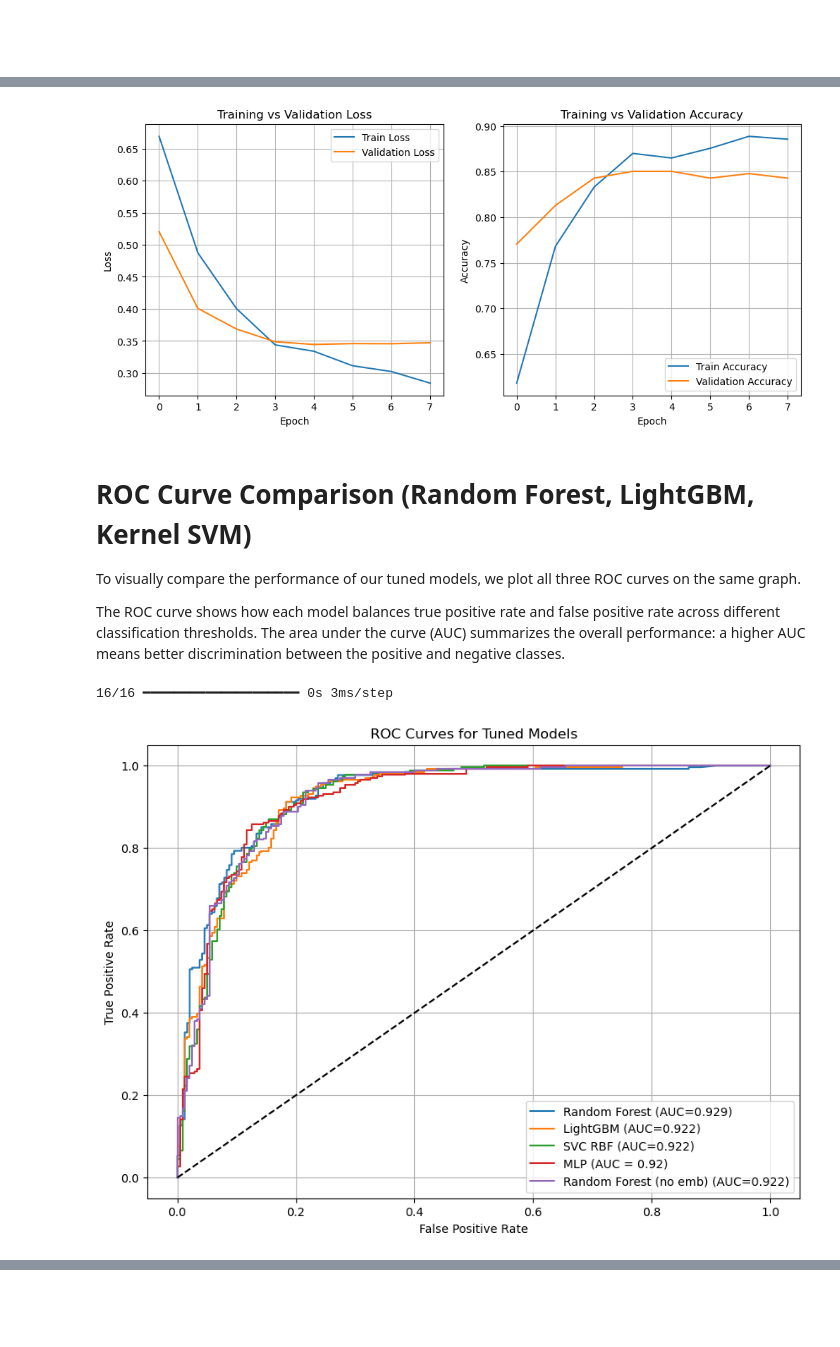
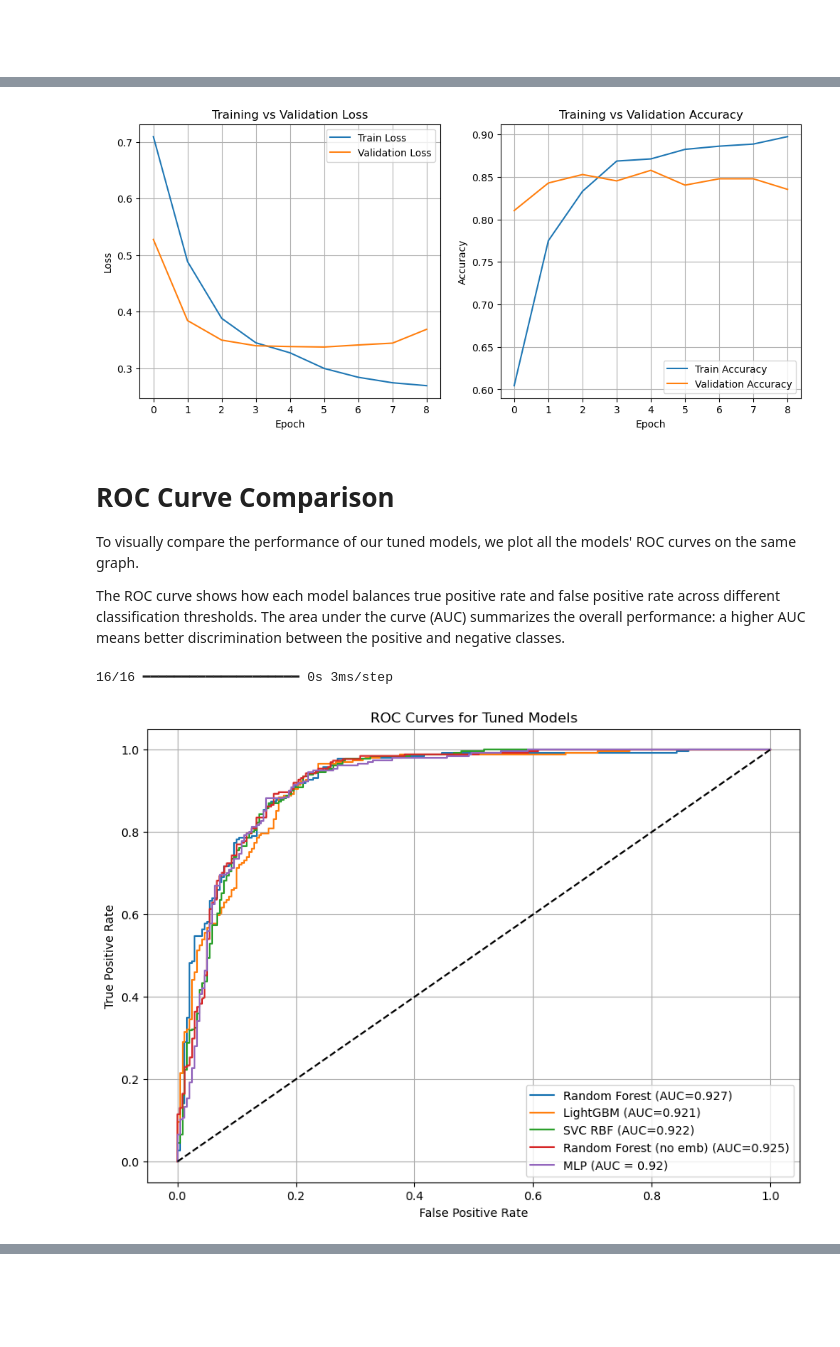
Before and after one commit to karelallik/Mental-Health-in-Tech, a Jupyter notebook: notebooks/goal2_predict_mental_health_disorder.ipynb, the cells around one changed output, grey strips where cells are left out. Cells and saved outputs as stored; diff of their text form; code cells hidden in the pictures.

```diff
--- a/notebooks/goal2_predict_mental_health_disorder.ipynb
+++ b/notebooks/goal2_predict_mental_health_disorder.ipynb
@@ -321,7 +331,8 @@ balance between accuracy and generalization.
 lgbm = LGBMClassifier(
     objective="binary",
     random_state=1,
-    n_jobs=-1
+    n_jobs=-1,
+    verbosity=-1
 )
 
 param_dist = {
@@ -349,6 +360,6 @@ search = RandomizedSearchCV(
 search.fit(X_train, y_train)
 best_lgbm = search.best_estimator_
 
-#print("Best parameters:", search.best_params_)
+print("Best parameters:", search.best_params_)
 # %% [output]
 Fitting 5 folds for each of 5 candidates, totalling 25 fits
@@ -414,19 +404,16 @@ param_dist = {
     "clf__C": np.logspace(-2, 2, 15),
     "clf__gamma": np.logspace(-3, 1, 15),
 }
-# Pipeline:
-# SMOTE - balances classes by generating synthetic minority samples
-# SVC - RBF kernel SVM model
+
 svc_pipeline = Pipeline([
-    ("smote", SMOTE(k_neighbors=5, random_state=1)),
-    ("clf", SVC(kernel="rbf", probability=True))
+    ("smote", SMOTE(k_neighbors=5, random_state=1)), # SMOTE - balances classes by generating synthetic minority samples
+    ("clf", SVC(kernel="rbf", probability=True)) # SVC - RBF kernel SVM model
 ])
-
 
 search = RandomizedSearchCV(
     svc_pipeline,
     param_distributions=param_dist,
-    n_iter=5,
+    n_iter=10,
     scoring="accuracy",
     cv=5,
     n_jobs=-1,
@@ -558,9 +539,9 @@ rf = RandomForestClassifier(random_state=1, n_jobs=-1)
 search = RandomizedSearchCV(
     rf,
     param_distributions=param_dist,
-    n_iter=1,              # number of random combinations to try
+    n_iter=20, # We can afford more itearions without having embeddings columns.
     scoring="accuracy",
-    cv=5,                   # 5-fold cross-validation
+    cv=5,
     verbose=1,
     n_jobs=-1,
     random_state=1
@@ -758,7 +730,6 @@ plt.title('Training vs Validation Loss')
 plt.legend()
 plt.grid(True)
 
-# Accuracy
 plt.subplot(1,2,2)
 plt.plot(history.history['accuracy'], label='Train Accuracy')
 plt.plot(history.history['val_accuracy'], label='Validation Accuracy')
@@ -770,11 +741,11 @@ plt.grid(True)
 
 plt.show()
 # %% [output]
-[figure, old version]
+[figure, new version]
 # %% [markdown]
-# ROC Curve Comparison (Random Forest, LightGBM, Kernel SVM)
+# ROC Curve Comparison
 
-To visually compare the performance of our tuned models, we plot all three ROC
+To visually compare the performance of our tuned models, we plot all the models' ROC
 curves on the same graph.
 
 The ROC curve shows how each model balances true positive rate and false positive
@@ -782,8 +753,7 @@ rate across different classification thresholds. The area under the curve (AUC)
 summarizes the overall performance: a higher AUC means better discrimination
 between the positive and negative classes.
 # %%
-
-def plot_three_roc(rf, lgbm, svc, mlp, rf_no_emb, X_test, y_test, X_test_ne, y_test_ne):
+def plot_three_roc(rf, lgbm, svc, rf_no_emb, mlp, X_test, y_test, X_test_ne, y_test_ne):
     plt.figure(figsize=(10, 7))
 
     y_prob_rf = rf.predict_proba(X_test)[:, 1]
@@ -791,39 +761,37 @@ def plot_three_roc(rf, lgbm, svc, mlp, rf_no_emb, X_test, y_test, X_test_ne, y_t
     auc_rf = roc_auc_score(y_test, y_prob_rf)
     plt.plot(fpr_rf, tpr_rf, label=f"Random Forest (AUC={auc_rf:.3f})")
 
     y_prob_lgbm = lgbm.predict_proba(X_test)[:, 1]
     fpr_lgbm, tpr_lgbm, _ = roc_curve(y_test, y_prob_lgbm)
     auc_lgbm = roc_auc_score(y_test, y_prob_lgbm)
     plt.plot(fpr_lgbm, tpr_lgbm, label=f"LightGBM (AUC={auc_lgbm:.3f})")
 
     y_prob_svc = svc.predict_proba(X_test)[:, 1]
     fpr_svc, tpr_svc, _ = roc_curve(y_test, y_prob_svc)
     auc_svc = roc_auc_score(y_test, y_prob_svc)
     plt.plot(fpr_svc, tpr_svc, label=f"SVC RBF (AUC={auc_svc:.3f})")
 
-    ## MLP
-    fpr, tpr, _ = roc_curve(y_test, model_MLP.predict(X_test).ravel())
-    roc_auc = auc(fpr, tpr)
-    plt.plot(fpr, tpr, label=f"MLP (AUC = {roc_auc:.2f})")
-
-    # Random Forest no embeddings
     y_prob_rf = rf_no_emb.predict_proba(X_test_ne)[:, 1]
     fpr_rf, tpr_rf, _ = roc_curve(y_test_ne, y_prob_rf)
     auc_rf = roc_auc_score(y_test_ne, y_prob_rf)
     plt.plot(fpr_rf, tpr_rf, label=f"Random Forest (no emb) (AUC={auc_rf:.3f})")
+
+    fpr, tpr, _ = roc_curve(y_test, model_MLP.predict(X_test).ravel())
+    roc_auc = auc(fpr, tpr)
+    plt.plot(fpr, tpr, label=f"MLP (AUC = {roc_auc:.2f})")
 
     # Chance line
     plt.plot([0, 1], [0, 1], "k--")
 
     plt.xlabel("False Positive Rate")
     plt.ylabel("True Positive Rate")
     plt.title("ROC Curves for Tuned Models")
     plt.legend()
     plt.grid(True)
     plt.show()
 
-plot_three_roc(best_rf, best_lgbm, best_svc, model_MLP, rf_no_emb, X_test, y_test, X_test_ne, y_test_ne)
+plot_three_roc(best_rf, best_lgbm, best_svc, rf_no_emb, model_MLP, X_test, y_test, X_test_ne, y_test_ne)
 # %% [output]
 16/16 ━━━━━━━━━━━━━━━━━━━━ 0s 3ms/step
-[figure, old version]
+[figure, new version]
 # %% [markdown]
```
Also changed, not shown: parts of 43 cells of this notebook, 1 other file.
